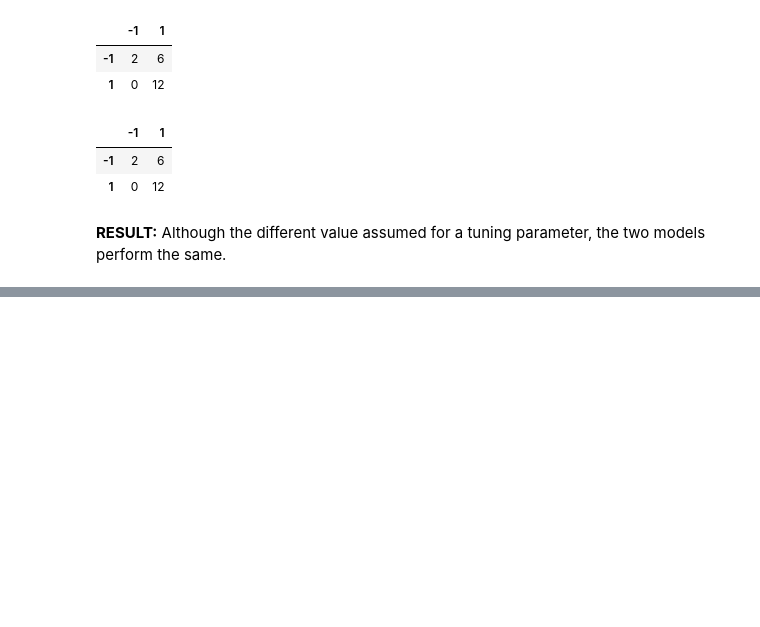
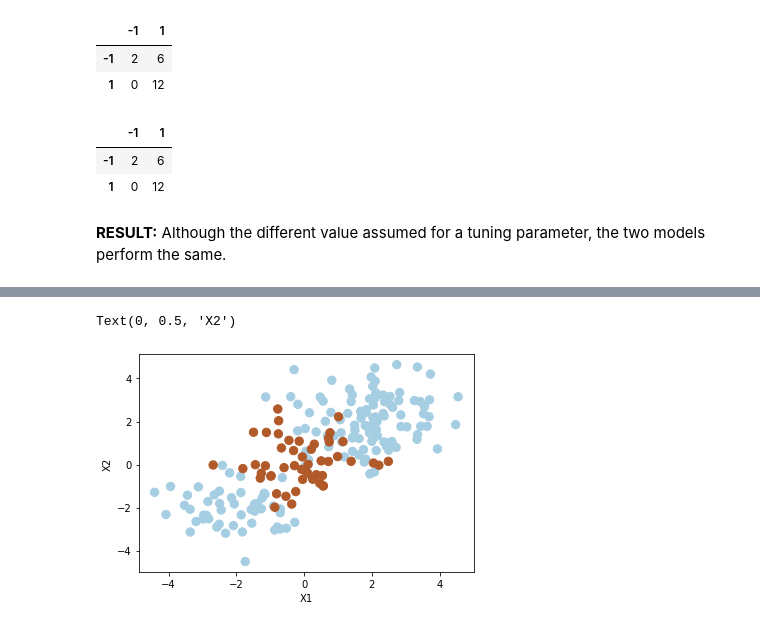
Before and after one commit to Morgan-Sell/islr-labs-exercises-python, a Jupyter notebook: labs/09_svm_lab.ipynb, the cells around one changed output, grey strips where cells are left out. Drawn from its saved outputs; the diff is of its cells as text; code cells hidden in the pictures; blank space fills up the shorter version.

```diff
--- a/labs/09_svm_lab.ipynb
+++ b/labs/09_svm_lab.ipynb
@@ -167,0 +194,15 @@ pd.DataFrame(confusion_matrix(y_test, y_pred), index=svc3.classes_, columns=svc3
+# %%
+np.random.seed(8)
+X = np.random.randn(200, 2)
+X[:100] = X[:100] + 2
+X[101:150] = X[101:150] - 2
+y = np.concatenate([np.repeat(-1, 150), np.repeat(1, 50)])
+
+X_train, X_test, y_train, y_test = train_test_split(X, y, test_size=0.5, random_state=2)
+
+plt.scatter(X[:,0], X[:,1], s=70, c=y, cmap=plt.cm.Paired)
+plt.xlabel('X1')
+plt.ylabel('X2')
+# %% [output]
+Text(0, 0.5, 'X2')
+[figure, added]
```
Also changed, not shown: parts of 14 cells of this notebook.
